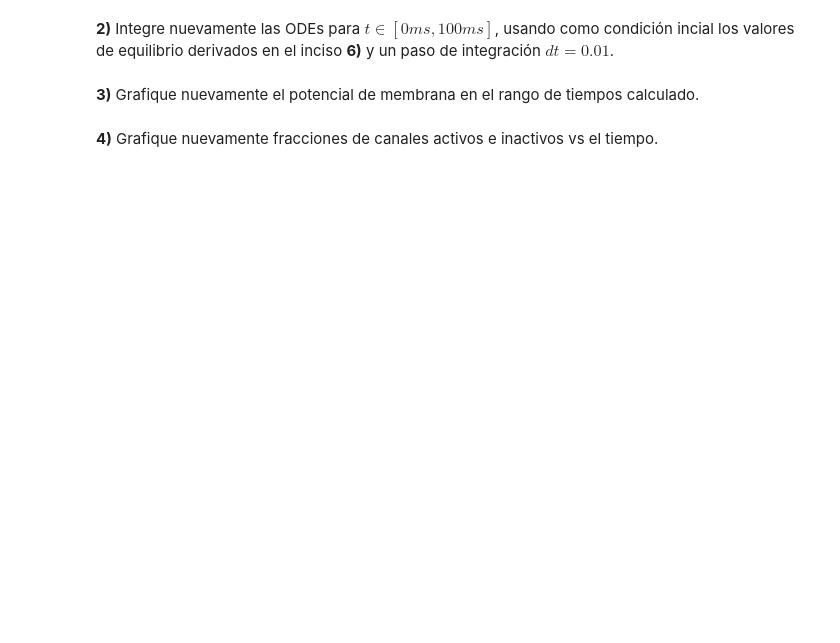
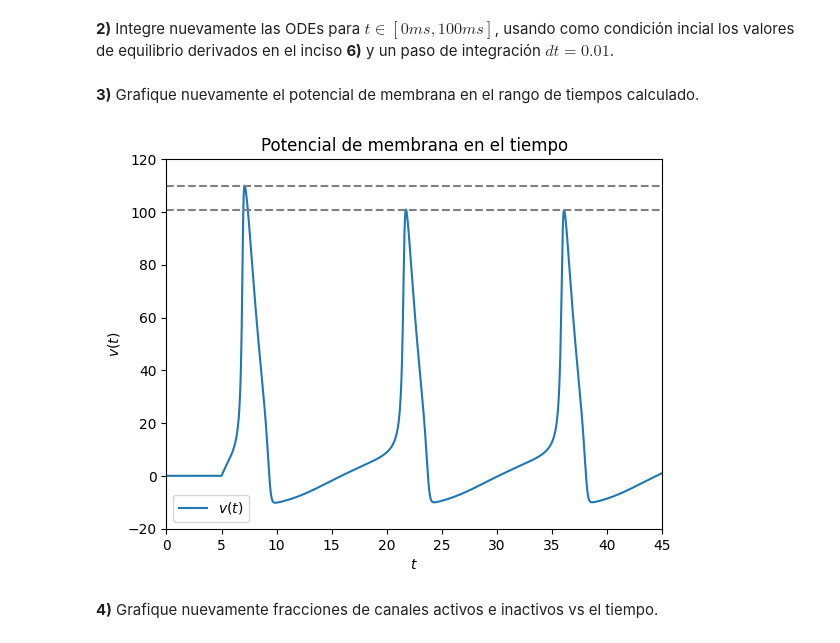
Before and after one commit to basbenja/RedesNeuronales-TrabajosPracticos, a Jupyter notebook: TP1/TrabajoPractico1.ipynb, the cells around one changed output. Cells and saved outputs as stored; diff of their text form; code cells hidden in the pictures; blank space fills up the shorter version.

```diff
--- a/TP1/TrabajoPractico1.ipynb
+++ b/TP1/TrabajoPractico1.ipynb
@@ -627,4 +651,17 @@ Esta corriente representa un estímulo constante.
 # %% [markdown]
 **3)** Grafique nuevamente el potencial de membrana en el rango de tiempos calculado.
+# %%
+plt.xlim(0,45)
+plt.ylim(-20,120)
+plt.xlabel('$t$')
+plt.ylabel('$v(t)$')
+plt.plot(t,w[0,:],label="$v(t)$")
+plt.axhline(100.9, color='grey', linestyle='--')
+plt.axhline(110, color='grey', linestyle='--')
+plt.title('Potencial de membrana en el tiempo')
+plt.legend()
+plt.show()
+# %% [output]
+[figure, added]
 # %% [markdown]
 **4)** Grafique nuevamente fracciones de canales activos e inactivos vs el tiempo.
```
Also changed, not shown: parts of 10 cells of this notebook.
